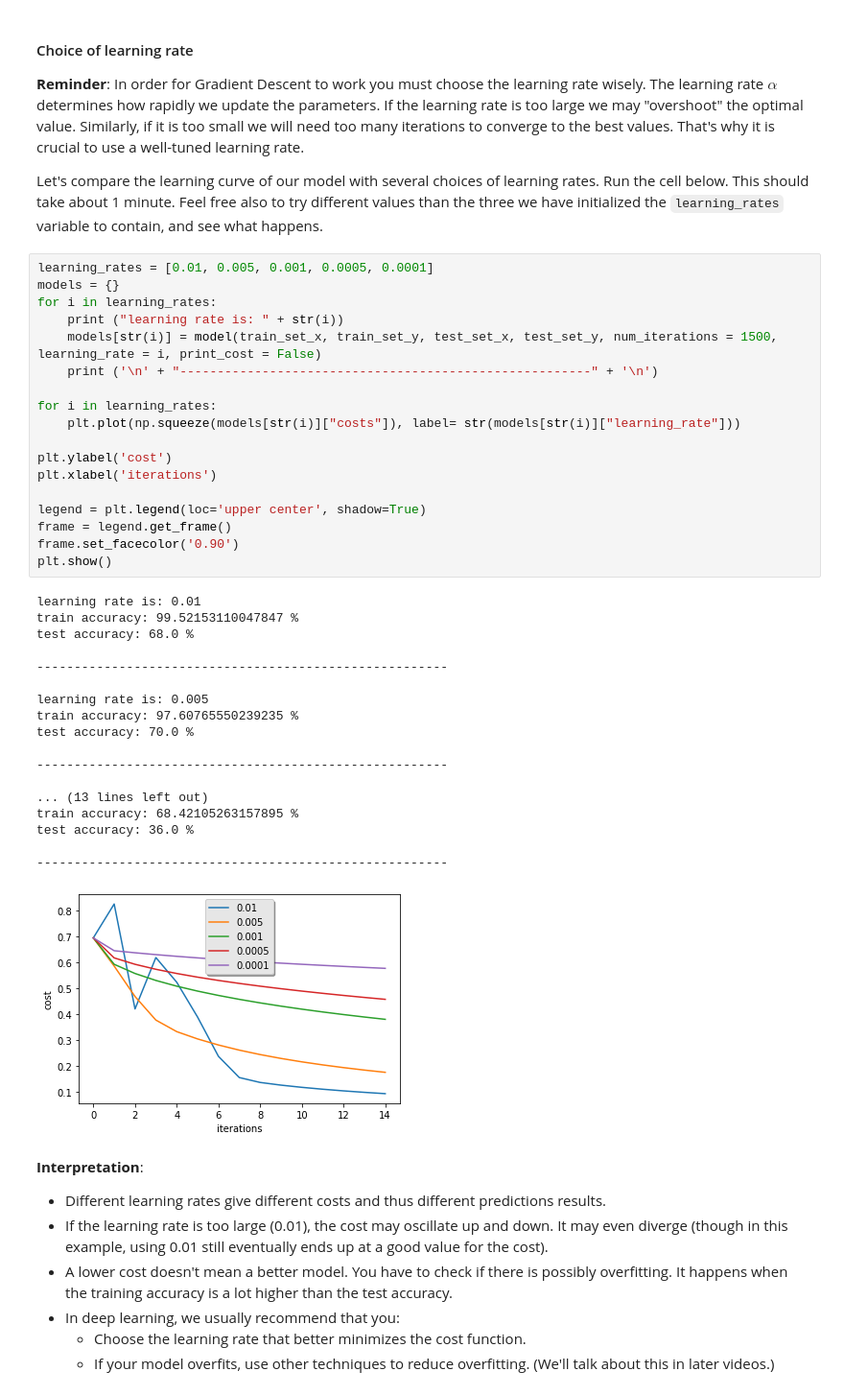
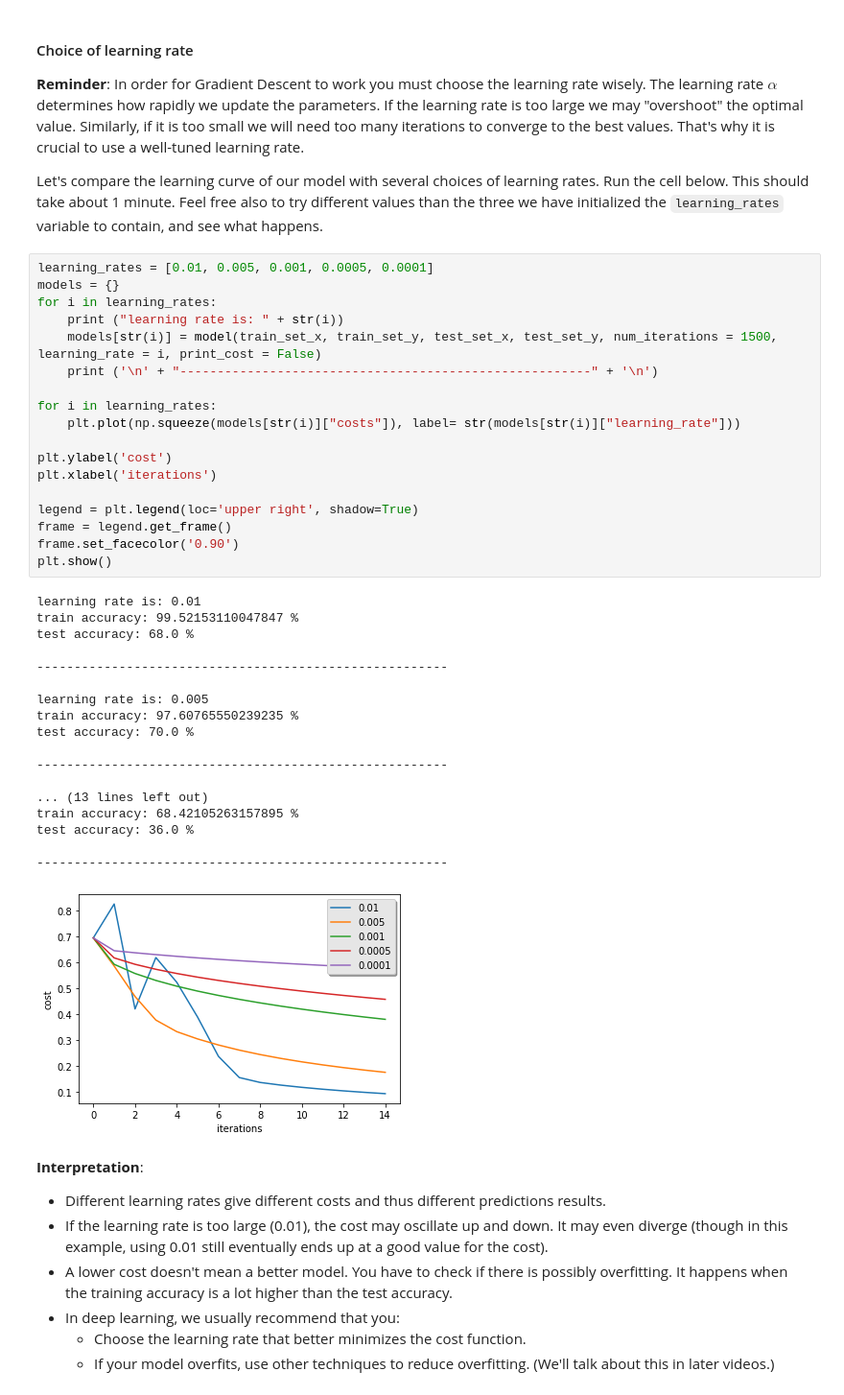
Before and after one commit to sdoaxing0410/NeuralNetworkHomework, a Jupyter notebook: assignment2(C1W2)/assignment2_2.ipynb, the cells around one changed output. Shown at 96% size. Cells and saved outputs as stored; diff of their text form.

```diff
--- a/assignment2(C1W2)/assignment2_2.ipynb
+++ b/assignment2(C1W2)/assignment2_2.ipynb
@@ -752,35 +724,35 @@ for i in learning_rates:
     models[str(i)] = model(train_set_x, train_set_y, test_set_x, test_set_y, num_iterations = 1500, learning_rate = i, print_cost = False)
     print ('\n' + "-------------------------------------------------------" + '\n')
 
 for i in learning_rates:
     plt.plot(np.squeeze(models[str(i)]["costs"]), label= str(models[str(i)]["learning_rate"]))
 
 plt.ylabel('cost')
 plt.xlabel('iterations')
 
-legend = plt.legend(loc='upper center', shadow=True)
+legend = plt.legend(loc='upper right', shadow=True)
 frame = legend.get_frame()
 frame.set_facecolor('0.90')
 plt.show()
 # %% [output]
 learning rate is: 0.01
 train accuracy: 99.52153110047847 %
 test accuracy: 68.0 %
 
 -------------------------------------------------------
 
 learning rate is: 0.005
 train accuracy: 97.60765550239235 %
 test accuracy: 70.0 %
 
 -------------------------------------------------------
 
 ... (13 lines left out)
 train accuracy: 68.42105263157895 %
 test accuracy: 36.0 %
 
 -------------------------------------------------------
-[figure, old version]
+[figure, new version]
 # %% [markdown]
 **Interpretation**:
 - Different learning rates give different costs and thus different predictions results.
```
Also changed, not shown: parts of 3 cells of this notebook, 8 other files.
